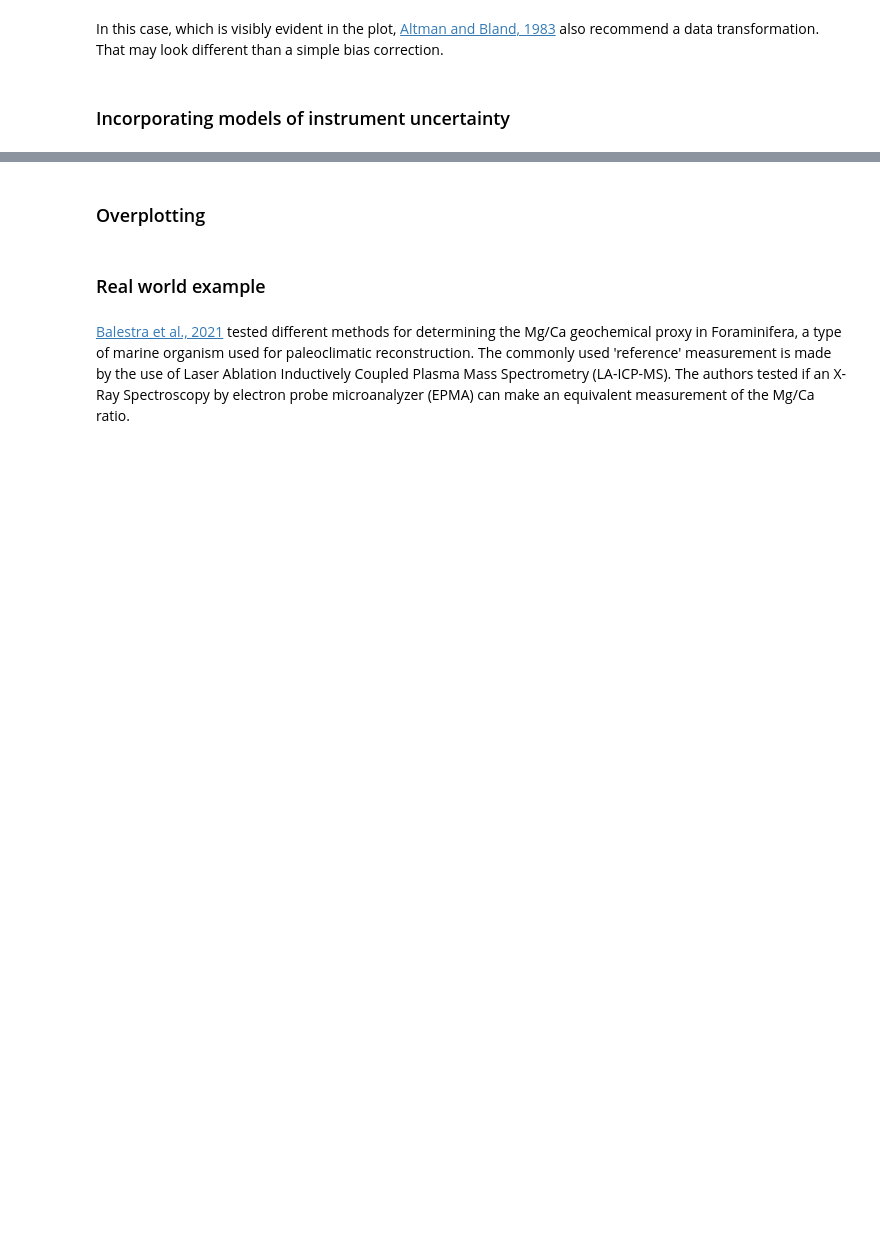
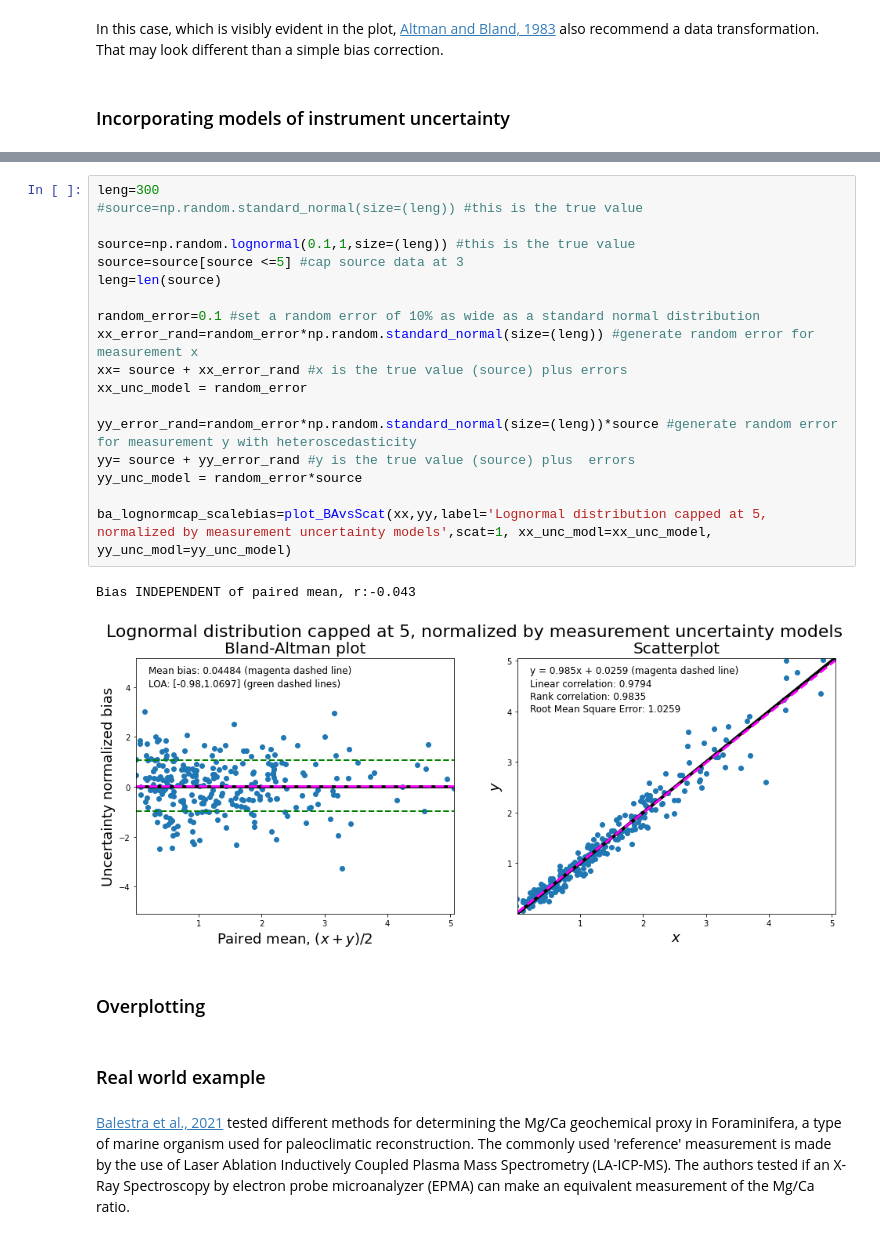
Before and after one commit to knobelsp/BlandAltman, a Jupyter notebook: BlandAltman.ipynb, the cells around one changed output, grey strips where cells are left out. Cells and saved outputs as stored; diff of their text form; blank space fills up the shorter version.

```diff
--- a/BlandAltman.ipynb
+++ b/BlandAltman.ipynb
@@ -462,3 +465,24 @@ Some measurement systems may have models of measurement uncertainty expectations
+# %%
+leng=300
+#source=np.random.standard_normal(size=(leng)) #this is the true value
+
+source=np.random.lognormal(0.1,1,size=(leng)) #this is the true value
+source=source[source <=5] #cap source data at 3
+leng=len(source)
+
+random_error=0.1 #set a random error of 10% as wide as a standard normal distribution
+xx_error_rand=random_error*np.random.standard_normal(size=(leng)) #generate random error for measurement x
+xx= source + xx_error_rand #x is the true value (source) plus errors
+xx_unc_model = random_error
+
+yy_error_rand=random_error*np.random.standard_normal(size=(leng))*source #generate random error for measurement y with heteroscedasticity
+yy= source + yy_error_rand #y is the true value (source) plus  errors
+yy_unc_model = random_error*source
+
+ba_lognormcap_scalebias=plot_BAvsScat(xx,yy,label='Lognormal distribution capped at 5, normalized by measurement uncertainty models',scat=1, xx_unc_modl=xx_unc_model, yy_unc_modl=yy_unc_model)
+# %% [output]
+Bias INDEPENDENT of paired mean, r:-0.043
+[figure, added]
 # %% [markdown]
 ### Overplotting
 # %% [markdown]
```
Also changed, not shown: parts of 10 cells of this notebook.
